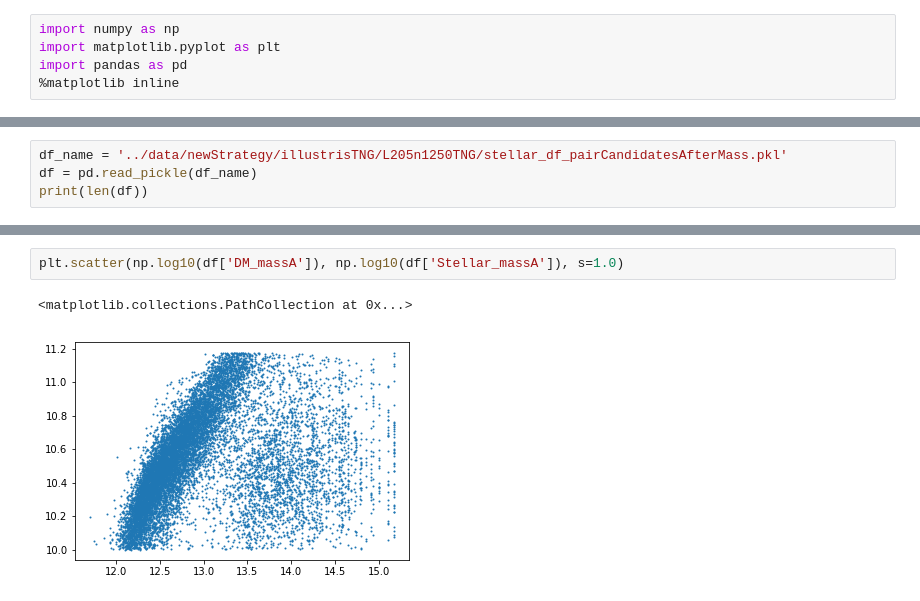
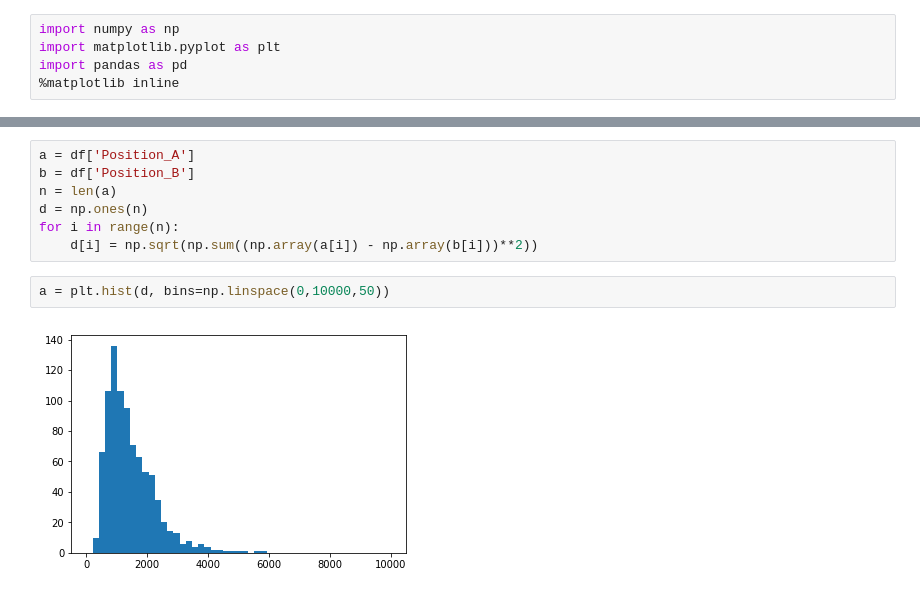
Before and after one commit to cgomez11/projectLC, a Jupyter notebook: nb/explora.ipynb, the cells around one changed output, grey strips where cells are left out. Saved outputs shown, nothing was run; the diff lists cells and outputs as text.

```diff
--- a/nb/explora.ipynb
+++ b/nb/explora.ipynb
@@ -67,4 +39,0 @@ plt.scatter(np.log10(df['DM_massA']), np.log10(df['Stellar_massA']), s=1.0)
-# %%
-df_name = '../data/newStrategy/illustrisTNG/L205n1250TNG/stellar_df_pairCandidatesAfterMass.pkl'
-df = pd.read_pickle(df_name)
-print(len(df))
@@ -83,5 +40,11 @@ _ = plt.hist(np.log10(df['DM_massB']), alpha=0.5)
-# %%
-plt.scatter(np.log10(df['DM_massA']), np.log10(df['Stellar_massA']), s=1.0)
-# %% [output]
-<matplotlib.collections.PathCollection at 0x...>
-[figure, removed]
+# %%
+a = df['Position_A']
+b = df['Position_B']
+n = len(a)
+d = np.ones(n)
+for i in range(n):
+    d[i] = np.sqrt(np.sum((np.array(a[i]) - np.array(b[i]))**2))
+# %%
+a = plt.hist(d, bins=np.linspace(0,10000,50))
+# %% [output]
+[figure, added]
```
Also changed, not shown: parts of 14 cells of this notebook.
